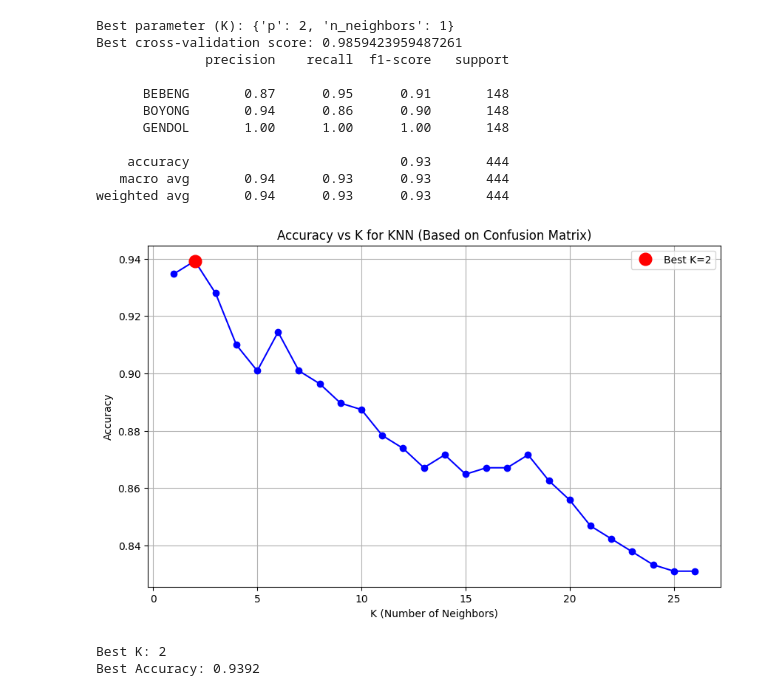
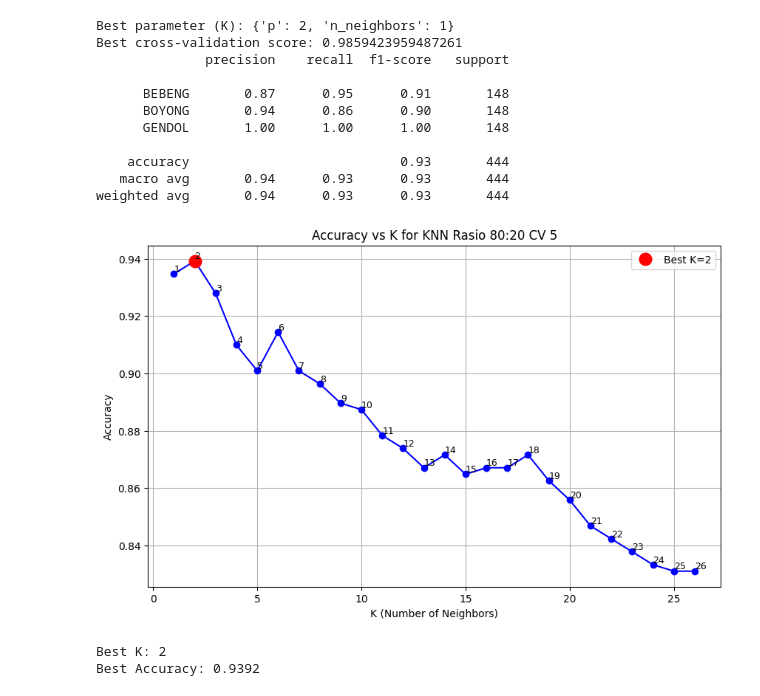
Before and after one commit to fwicaksono/SKRIPSI-FINALIZED-CODE-SIDANG, a Jupyter notebook: 8020_MEPASMELAB.ipynb, the cells around one changed output. Saved outputs shown, nothing was run; the diff lists cells and outputs as text; code cells hidden in the pictures.

```diff
--- a/8020_MEPASMELAB.ipynb
+++ b/8020_MEPASMELAB.ipynb
@@ -172,7 +180,7 @@ best_accuracy = max(accuracies)
 # Create the plot
 plt.figure(figsize=(10, 6))
 plt.plot(k_values, accuracies, 'bo-')
-plt.title('Accuracy vs K for KNN (Based on Confusion Matrix)')
+plt.title('Accuracy vs K for KNN Rasio 80:20 CV 3')
 plt.xlabel('K (Number of Neighbors)')
 plt.ylabel('Accuracy')
 plt.grid(True)
@@ -180,6 +188,10 @@ plt.grid(True)
 # Mark the best K
 plt.plot(best_k, best_accuracy, 'ro', markersize=12, label=f'Best K={best_k}')
 
+# Annotate each point with the corresponding K value
+for i, k in enumerate(k_values):
+    plt.text(k, accuracies[i], f'{k}', fontsize=9, verticalalignment='bottom')
+
 plt.legend()
 plt.show()
 
@@ -253,34 +285,38 @@ for k in k_values:
     knn.fit(X_train_smote, y_train_smote)
 
     # Make predictions on the test set
     y_pred = knn.predict(X_test_smote)
 
     # Calculate accuracy
     accuracy = accuracy_score(y_test_smote, y_pred)
     accuracies.append(accuracy)
 
 # Find the best K and its corresponding accuracy
 best_k = k_values[np.argmax(accuracies)]
 best_accuracy = max(accuracies)
 
 # Create the plot
 plt.figure(figsize=(10, 6))
 plt.plot(k_values, accuracies, 'bo-')
-plt.title('Accuracy vs K for KNN (Based on Confusion Matrix)')
+plt.title('Accuracy vs K for KNN Rasio 80:20 CV 5')
 plt.xlabel('K (Number of Neighbors)')
 plt.ylabel('Accuracy')
 plt.grid(True)
 
 # Mark the best K
 plt.plot(best_k, best_accuracy, 'ro', markersize=12, label=f'Best K={best_k}')
 
+# Annotate each point with the corresponding K value
+for i, k in enumerate(k_values):
+    plt.text(k, accuracies[i], f'{k}', fontsize=9, verticalalignment='bottom')
+
 plt.legend()
 plt.show()
 
 # Print the best K and its accuracy
 print(f"Best K: {best_k}")
 print(f"Best Accuracy: {best_accuracy:.4f}")
 # %% [output]
-[figure, old version]
+[figure, new version]
 Best K: 2
 Best Accuracy: 0.9392
```
Also changed, not shown: parts of 4 cells of this notebook, 29 other files.
